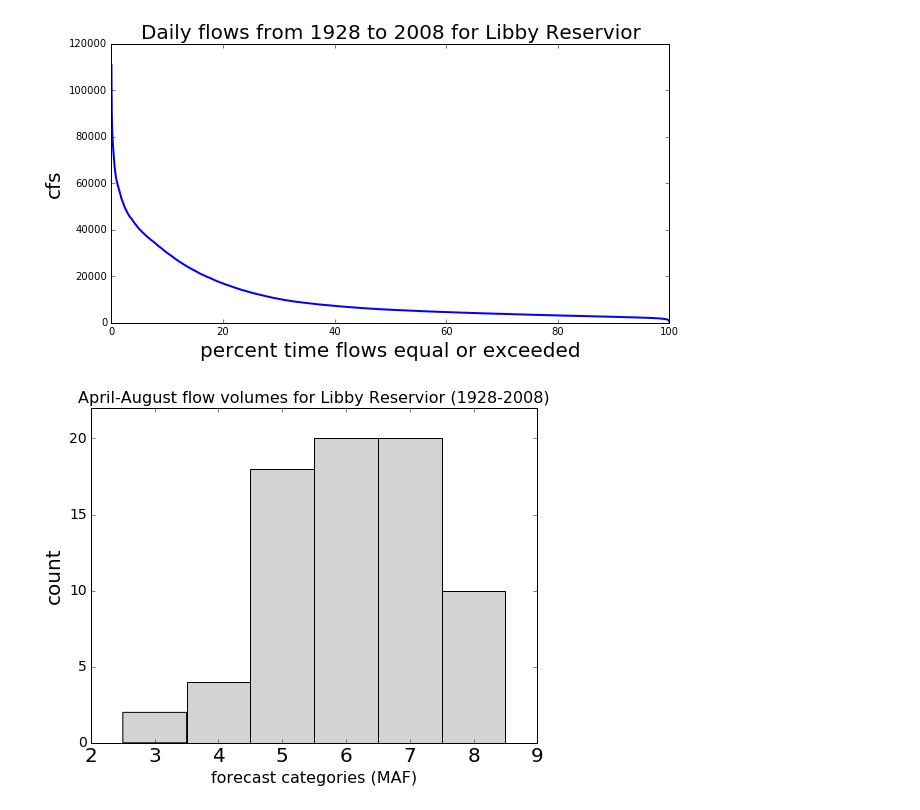
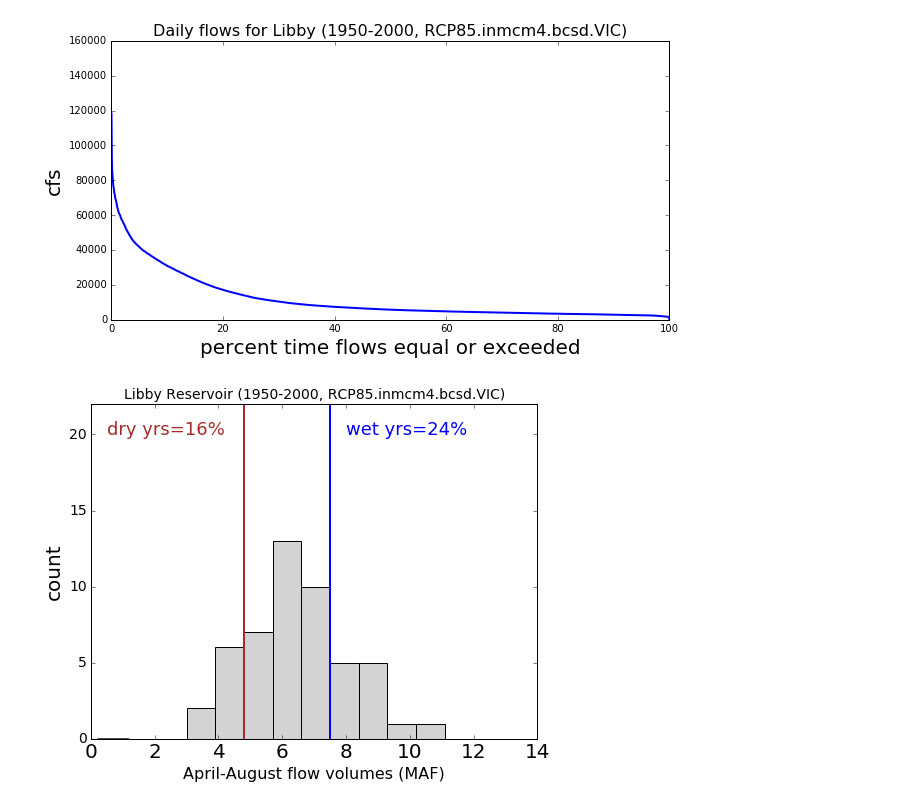
Before and after one commit to julievano/storyline_plots, a Jupyter notebook: notebooks/storylines_metrics_single_timeseries.ipynb, the cells around one changed output. Saved outputs shown, nothing was run; the diff lists cells and outputs as text; code cells hidden in the pictures.

Commit message:
read in variety of files, revised histogram

```diff
--- a/notebooks/storylines_metrics_single_timeseries.ipynb
+++ b/notebooks/storylines_metrics_single_timeseries.ipynb
@@ -9,15 +9,15 @@ from datetime import date
 pd.set_option('display.max_rows', 10)
 # %%
 #set conditions for a single timeseries
-location = 'LIB'  #see reservoir dataframe below for options
-startyr = 1928  #btwn 1929-2008 for nrni
-endyr = 2008
-special_years = [1934]  #for hydrograph, could be one or many
+location = 'LIB'  #LIB or DWR, see reservoir dataframe below for options
+
+#btwn 1928-2008 for nrni, btwn 1950-2007 for livneh, btwn 1950-2099 for gcms
+startyr = 1950  #1950 or 2030
+endyr = startyr + 50
+special_years = [1953]  #for hydrograph, could be one or many or comment out below
 
 #set file locations
 filepath = '/Users/vano/Dropbox/raid/rmjoc2/%s.csv'
-filename = 'nrni/NRNI_Flows_1929-2008_Corrected_08-2016'
-filepath%filename
 
 #set path to output figures
 filepathfigs = '/Users/vano/Desktop/'
@@ -126,42 +161,57 @@ plt.plot(fdc['x'],fdc['sorted'], linewidth=2)
 name = reservoir.loc["name","%s" % (location)]
 plt.xlabel("percent time flows equal or exceeded", fontsize=20)
 plt.ylabel("cfs", fontsize=20)
-plt.title('Daily flows from %i to %i for %s Reservior' % (startyr, endyr, name), fontsize=20)
+plt.title('Daily flows for %s (%i-%i, %s)' % (name, startyr, endyr, ts_name), fontsize=16)
 plt.rc('xtick', labelsize=20)
 plt.rc('ytick', labelsize=14)
+ax.set_ylim([0, reservoir.loc["hydro_height","%s" % (location)]])
 
-plt.savefig('%s/%s_flow_duration_curve_%i-%i.pdf' % (filepathfigs, name, startyr, endyr))
+plt.savefig('%s/%s_%s_flow_duration_curve_%i-%i.pdf' % (filepathfigs, name, ts_name, startyr, endyr))
 
 #question: odd. doesn't change plt.rc unless return in the box, a better way to do it?
 # %% [output]
-[figure, old version]
+[figure, new version]
 # %%
-#calculate forecast period in MAF
+#calculate water supply forecast period in MAF
 
 tdfstrm = tdf['streamflow']
 tmm = tdfstrm[ '%i-10-01' % (startyr) : '%i-09-30' % (endyr)].resample('1MS', how='sum')
-wsf = tmm[(tmm.index.month >= 4) & (tmm.index.month <= 8)].resample('AS', how='sum')
+wsf = tmm[(tmm.index.month >= reservoir.loc["m_start","%s" % (location)]) & (tmm.index.month <= reservoir.loc["m_end","%s" % (location)])].resample('AS', how='sum')
 wsf_MAF = wsf*3600*24/43560/1000000
+# %%
+# calculate below dry threshold
+orig = reservoir.loc["dry_thresh","%s" % (location)]
+dry_count = (wsf_MAF < orig).sum()
+orig = reservoir.loc["wet_thresh","%s" % (location)]
+wet_count = (wsf_MAF > orig).sum()
+all_count = len(wsf_MAF)
+
+percentdry = 100*dry_count/all_count
+percentwet = 100*wet_count/all_count
 # %%
 #histogram
 
 fig, ax = plt.subplots(1, 1, figsize=(8, 6))
 
 plt.hist(wsf_MAF, bins=bins['%s' % (location)], color='lightgray')
+plt.plot([reservoir.loc["dry_thresh","%s" % (location)], reservoir.loc["dry_thresh","%s" % (location)]],
+         [0, reservoir.loc["hist_height","%s" % (location)]], color='brown', linewidth=2)
+plt.plot([reservoir.loc["wet_thresh","%s" % (location)], reservoir.loc["wet_thresh","%s" % (location)]],
+         [0, reservoir.loc["hist_height","%s" % (location)]], color='blue', linewidth=2)
 
 name = reservoir.loc["name","%s" % (location)]
 desc = reservoir.loc["fcst_desc","%s" % (location)]
-plt.xlabel("forecast categories (MAF)", fontsize=16)
+plt.xlabel("%s flow volumes (MAF)" % (desc), fontsize=16)
 plt.ylabel("count", fontsize=20)
-plt.title('%s flow volumes for %s Reservior (%i-%i)' % (desc, name, startyr, endyr), fontsize=16)
+plt.title('%s Reservoir (%i-%i, %s)' % (name, startyr, endyr, ts_name), fontsize=14)
 plt.rc('xtick', labelsize=20)
 plt.rc('ytick', labelsize=14)
+plt.text(.5,20,'dry yrs=%i%%' % (percentdry),fontsize=18, color='brown')
+plt.text(8,20,'wet yrs=%i%%' % (percentwet),fontsize=18, color='blue')
 ax.set_ylim([0, reservoir.loc["hist_height","%s" % (location)]])
 
-plt.savefig('%s/%s_water_supply_forecast_histogram_%i-%i.pdf' % (filepathfigs, name, startyr, endyr))
+plt.savefig('%s/%s_%s_water_supply_forecast_histogram_%i-%i.pdf' % (filepathfigs, name, ts_name, startyr, endyr))
 
-#TO DO:
-#small thing: make bins into ranges
-#figure out how to set yaxis to be a few bigger than largest bin, now set height in reservior df
+#eventually: figure out how to set yaxis to be a few bigger than largest bin, now set height in reservior df
 # %% [output]
-[figure, old version]
+[figure, new version]
```
Also changed, not shown: parts of 6 cells of this notebook.
